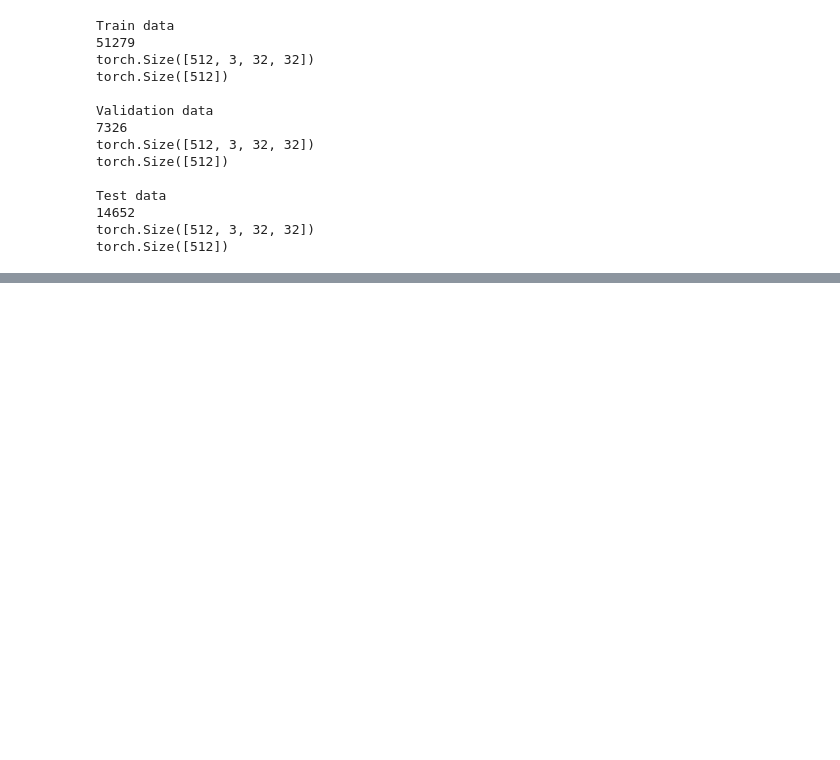
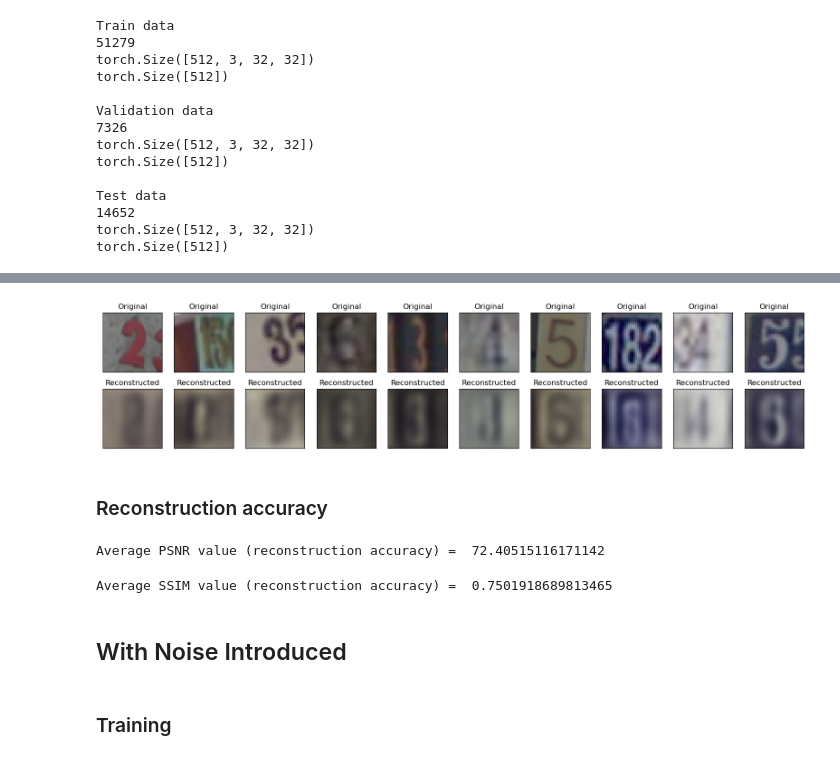
Before and after one commit to SohamD34/DL-Labs, a Jupyter notebook: Lab 2/B21EE067_Lab2_Assignment.ipynb, the cells around one changed output, grey strips where cells are left out. Cells and saved outputs as stored; diff of their text form; code cells hidden in the pictures; blank space fills up the shorter version.

```diff
--- a/Lab 2/B21EE067_Lab2_Assignment.ipynb
+++ b/Lab 2/B21EE067_Lab2_Assignment.ipynb
@@ -42,13 +35,19 @@ learning_rate = 1e-4
 ### Creating train, val & test loaders
 # %%
 svhn = datasets.SVHN(root='E:/torchvision/datasets', download=False, transform=transforms.ToTensor())
+# downloaded the SVHN dataset
+
+# using train_test_split to split the dataset into train, test and validation sets
 
 train_data, test_data = train_test_split(svhn, train_size=0.8, random_state=42)
 train_data, val_data = train_test_split(train_data, test_size=0.125, random_state=42)
 
+# creating dataloaders for train, test and validation sets
+# Dataloaders will create batches of data with the specified batch size and shuffle them to induce randomness to avoid overfitting
+
 train_loader = DataLoader(train_data, batch_size=batch_size, shuffle=True)
-val_loader = DataLoader(val_data, batch_size=batch_size, shuffle=False)
-test_loader = DataLoader(test_data, batch_size=batch_size, shuffle=False)
+val_loader = DataLoader(val_data, batch_size=batch_size, shuffle=True)
+test_loader = DataLoader(test_data, batch_size=batch_size, shuffle=True)
 # %%
 # Checking the shape of the input
 
@@ -143,0 +210,37 @@ for epoch in range(epochs):
+# %%
+test_examples = None
+with torch.no_grad():                                               # we do not need to calculate the gradients for testing
+    for batch_features in test_loader:                              # iterating through the test data
+        batch_features = batch_features[0].to(device)               # batch_features are the images in tensor form
+        test_examples = batch_features.view(-1,3072)                # reshaping the images to 3072 dimensions - flattening
+        reconstruction = model(test_examples).view(-1,3,32,32)      # passing the images through the model
+        test_examples = test_examples.view(-1,3,32,32)              # reshaping the images to 3x32x32 dimensions
+
+
+with torch.no_grad():
+    number = 10
+    plt.figure(figsize=(20, 4))
+
+    for index in range(number):
+
+        # display original
+        ax = plt.subplot(2, number, index + 1)
+        plt.imshow(test_examples[index].permute(1,2,0).cpu().numpy(), cmap='gray')
+        plt.gray()
+        plt.title("Original")
+        ax.get_xaxis().set_visible(False)
+        ax.get_yaxis().set_visible(False)
+
+        # display reconstruction
+        ax = plt.subplot(2, number, index + 1 + number)
+        plt.imshow(reconstruction[index].permute(1,2,0).cpu().numpy(), cmap='gray')
+        plt.gray()
+        plt.title("Reconstructed")
+        ax.get_xaxis().set_visible(False)
+        ax.get_yaxis().set_visible(False)
+
+    plt.show()
+# %% [output]
+[figure, added]
+# %% [markdown]
+### Reconstruction accuracy
@@ -143,0 +266,28 @@ for epoch in range(epochs):
+# %%
+PSNR_values = []
+
+for i in range(len(test_examples)):
+    PSNR_values.append(PSNR(test_examples[i].permute(1,2,0).cpu().numpy(), reconstruction[i].permute(1,2,0).cpu().numpy()))
+
+print("Average PSNR value (reconstruction accuracy) = ",np.mean(PSNR_values))
+# %% [output]
+Average PSNR value (reconstruction accuracy) =  72.40515116171142
+# %%
+SSIM_values = []
+
+for i in range(len(test_examples)):
+
+    img = test_examples[i].permute(1,2,0).cpu().numpy()
+    reconstructed = reconstruction[i].permute(1,2,0).cpu().numpy()
+
+    original = Image.fromarray((img*255).astype(np.uint8))
+    reconstructed = Image.fromarray((reconstructed * 255).astype(np.uint8))
+
+    ssim_val = compare_ssim(original, reconstructed)
+    SSIM_values.append(ssim_val)
+
+print("Average SSIM value (reconstruction accuracy) = ",np.mean(SSIM_values))
+# %% [output]
+Average SSIM value (reconstruction accuracy) =  0.7501918689813465
+# %% [markdown]
+## With Noise Introduced
@@ -143,0 +300,2 @@ for epoch in range(epochs):
+# %% [markdown]
+### Training
```
Also changed, not shown: parts of 26 cells of this notebook, 1 other file.
